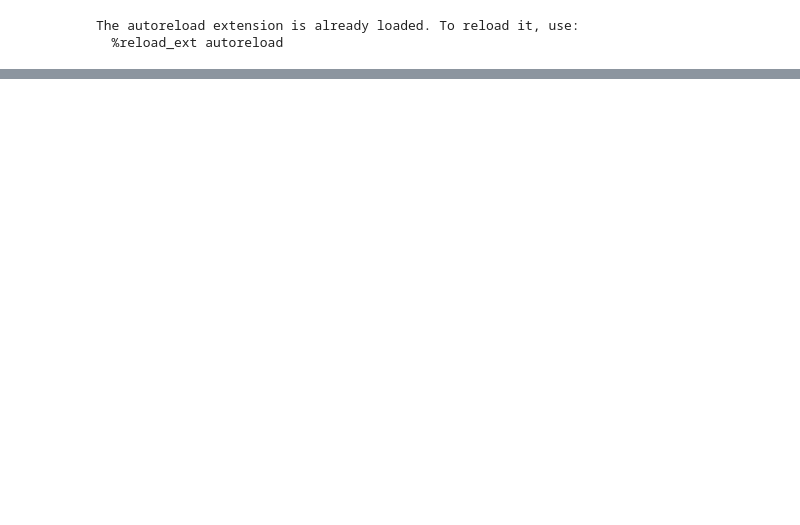
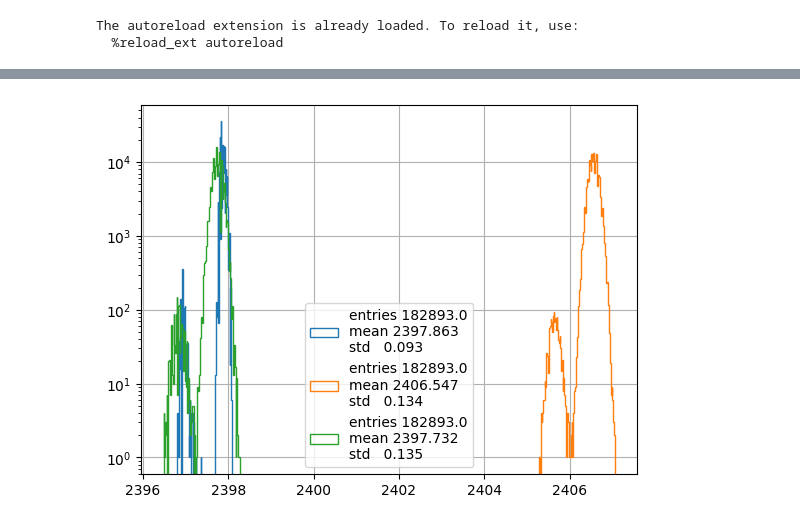
Before and after one commit to elenaramos44/WCTE_BRB_Data_Analysis, a Jupyter notebook: NB/test_func.ipynb, the cells around one changed output, grey strips where cells are left out. Cells and saved outputs as stored; diff of their text form; code cells hidden in the pictures; blank space fills up the shorter version.

```diff
--- a/NB/test_func.ipynb
+++ b/NB/test_func.ipynb
@@ -41,0 +100,12 @@ df_extended.head()
+# %%
+trigger_time_0 = df_extended["Trigger-130_time"];
+trigger_time_1 = df_extended["Trigger-131_time"];
+trigger_time_2 = df_extended["Trigger-132_time"];
+
+mask = np.isfinite(trigger_time_0) & np.isfinite(trigger_time_1) & np.isfinite(trigger_time_2)
+
+pltext.hist(trigger_time_0[mask], 100, ylog=True);
+pltext.hist(trigger_time_1[mask], 100, ylog=True);
+pltext.hist(trigger_time_2[mask], 100, ylog=True);
+# %% [output]
+[figure, added]
```
Also changed, not shown: parts of 14 cells of this notebook.
